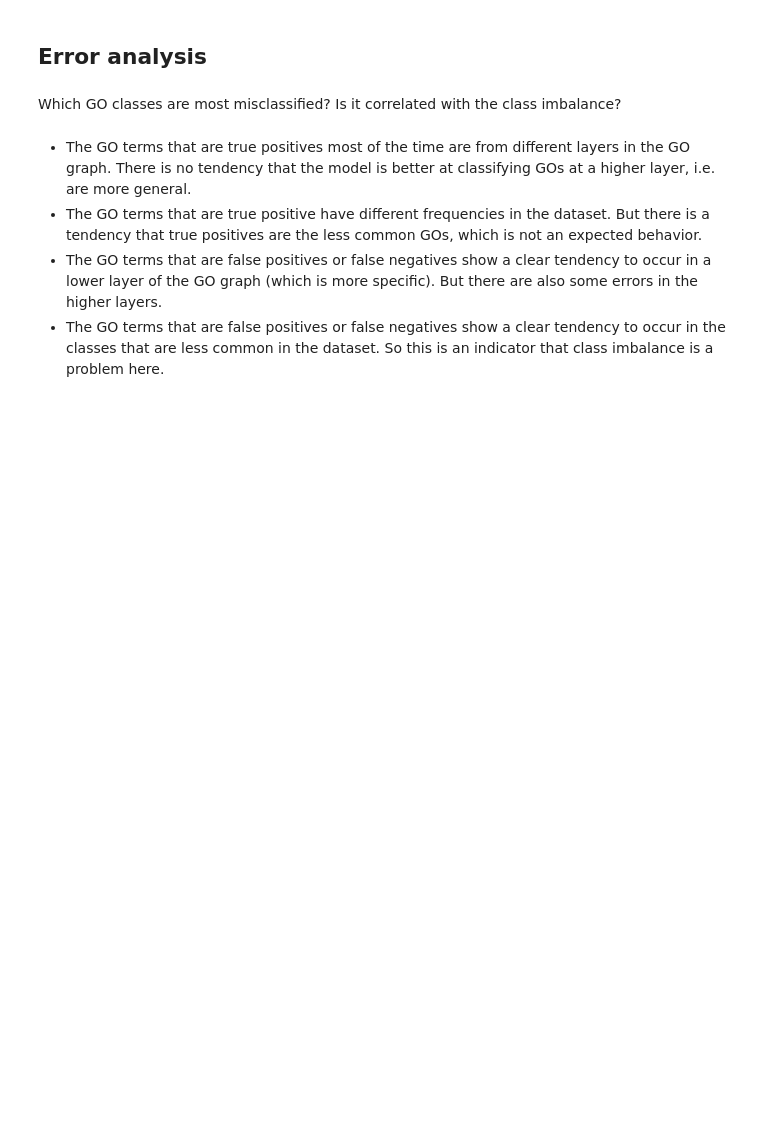
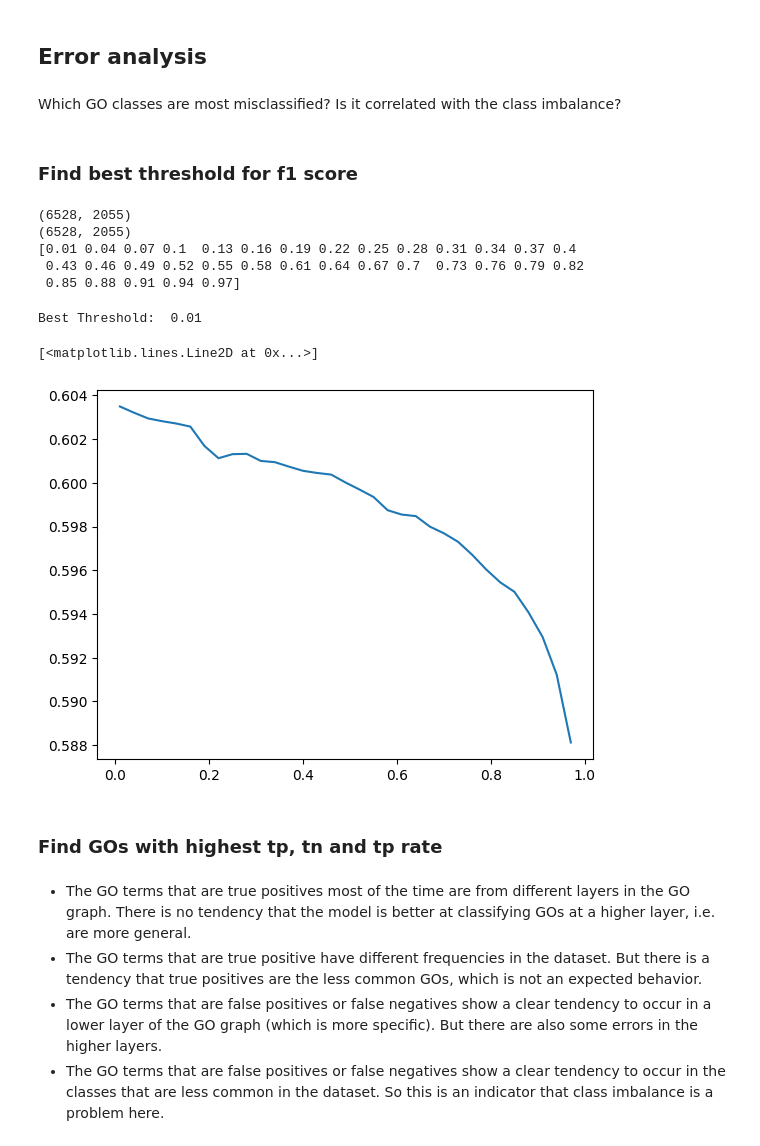
Before and after one commit to m5k5/KaggleCAFAChallenge, a Jupyter notebook: MultiModal.ipynb, the cells around one changed output. Cells and saved outputs as stored; diff of their text form; code cells hidden in the pictures; blank space fills up the shorter version.

Commit message:
New training and added finding best threshold for f1 score

```diff
--- a/MultiModal.ipynb
+++ b/MultiModal.ipynb
@@ -25,4 +25,4 @@ print(DATA_PATH)
 print(DATA_PATH_INTERPRO)
 
 # Choose subontology (CCO, MFO or BPO)
-SO = 'BPO'
+SO = 'CCO'
@@ -747,24 +961,22 @@ for layer, nodes in enumerate(networkx.topological_generations(graph)):
     for n in nodes:
         layerGOs[n] = layer
 # %%
-
-# probs= model.predict(tf.expand_dims(list(datasetVal.take(32))[10][0], 0))
-# prediction= [1 if p > 0.5 else 0 for p in probs[0]]
-# probabilities= probs[probs>0.5]
-# # classes = np.argwhere(prediction)
-# print(mlb.inverse_transform(np.array([prediction])))
-# print(probabilities)
 
 
 tp=[]
 fp=[]
 fn=[]
 
+predictionArr=[]
+trueClassesArr=[]
+
 for i, (xPC, xIP, xKmer,xt5, y) in enumerate(tqdm(batchedDatasetVal)):
     probsArr = model((xPC, xIP, xKmer, xt5), training=False)
     for idxProbs, probs in enumerate(probsArr):
         probs = probs.numpy()
         prediction= [1 if p > 0.5 else 0 for p in probs]
+        predictionArr.append(probs)
+        trueClassesArr.append(y[idxProbs,:])
         predClasses = mlb.inverse_transform(np.array([prediction]))[0]
         trueClasses = mlb.inverse_transform(np.array([y[idxProbs,:]]))[0]
         for pred in predClasses:
@@ -782,6 +994,39 @@ for i, (xPC, xIP, xKmer,xt5, y) in enumerate(tqdm(batchedDatasetVal)):
 tpValues, tpCounts = np.unique(tp, return_counts=True)
 fpValues, fpCounts = np.unique(fp, return_counts=True)
 fnValues, fnCounts = np.unique(fn, return_counts=True)
+# %% [markdown]
+### Find best threshold for f1 score
+# %%
+predictionArr=np.array(predictionArr)
+trueClassesArr=np.array(trueClassesArr)
+print(trueClassesArr.shape)
+print(predictionArr.shape)
+
+
+thresholds=np.arange(0.01, 0.99, 0.02)
+print(thresholds)
+f1Values=[]
+
+for t in thresholds:
+    f1ThreshTest = WeightedF1(classWeights=labelWeightsCorr, threshold=t)
+    f1ThreshTest.update_state(trueClassesArr, predictionArr)
+    f1Value = f1ThreshTest.result()
+    f1Values.append(f1Value.numpy())
+# %% [output]
+(6528, 2055)
+(6528, 2055)
+[0.01 0.04 0.07 0.1  0.13 0.16 0.19 0.22 0.25 0.28 0.31 0.34 0.37 0.4
+ 0.43 0.46 0.49 0.52 0.55 0.58 0.61 0.64 0.67 0.7  0.73 0.76 0.79 0.82
+ 0.85 0.88 0.91 0.94 0.97]
+# %%
+print("Best Threshold: ",thresholds[np.argmax(f1Values)])
+plt.plot(thresholds, f1Values)
+# %% [output]
+Best Threshold:  0.01
+[<matplotlib.lines.Line2D at 0x...>]
+[figure, added]
+# %% [markdown]
+### Find GOs with highest tp, tn and tp rate
 # %%
 for n in tpValues[tpCounts>600]:
     try:
```
Also changed, not shown: parts of 25 cells of this notebook, 2 other files.
